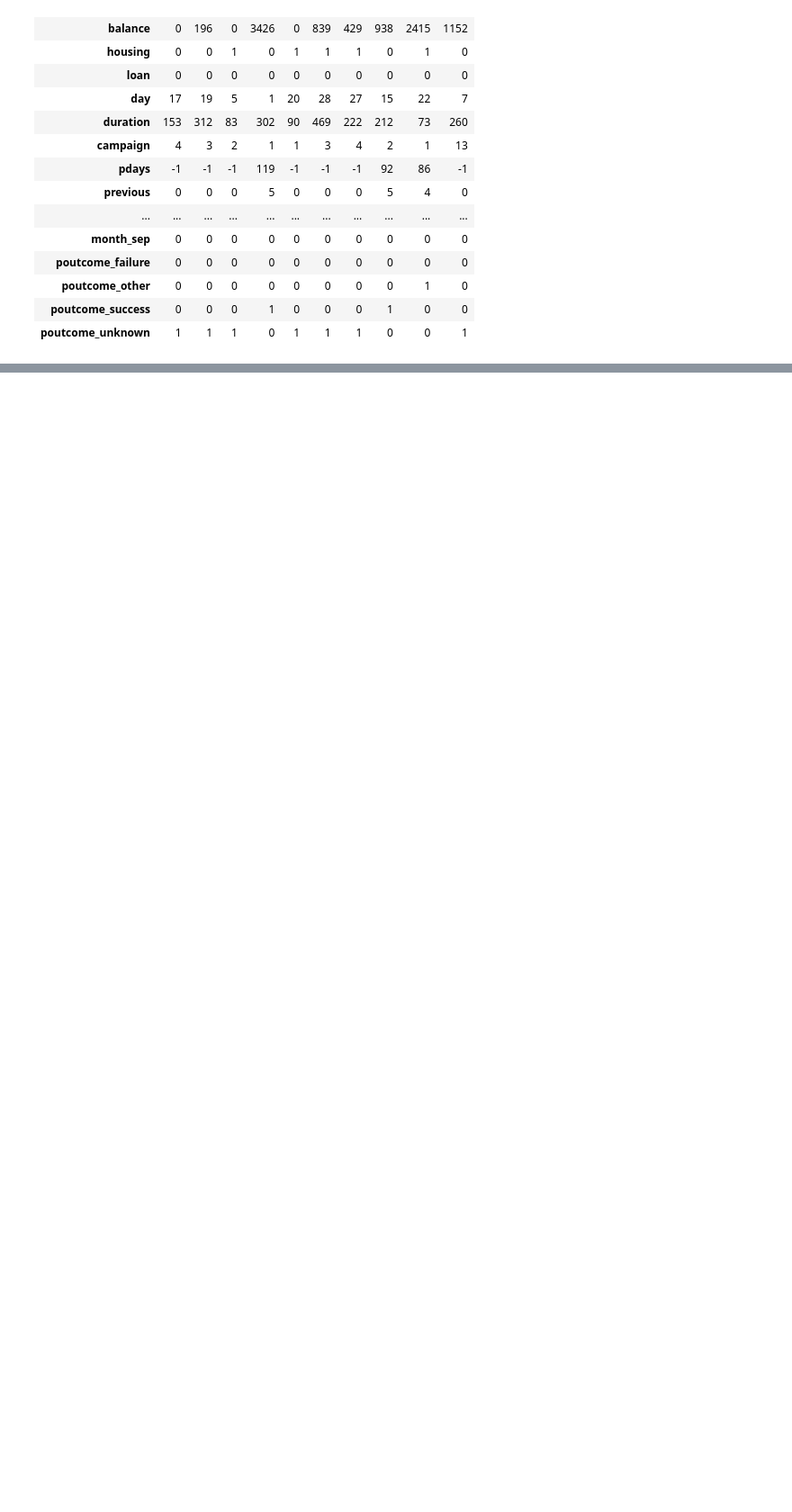
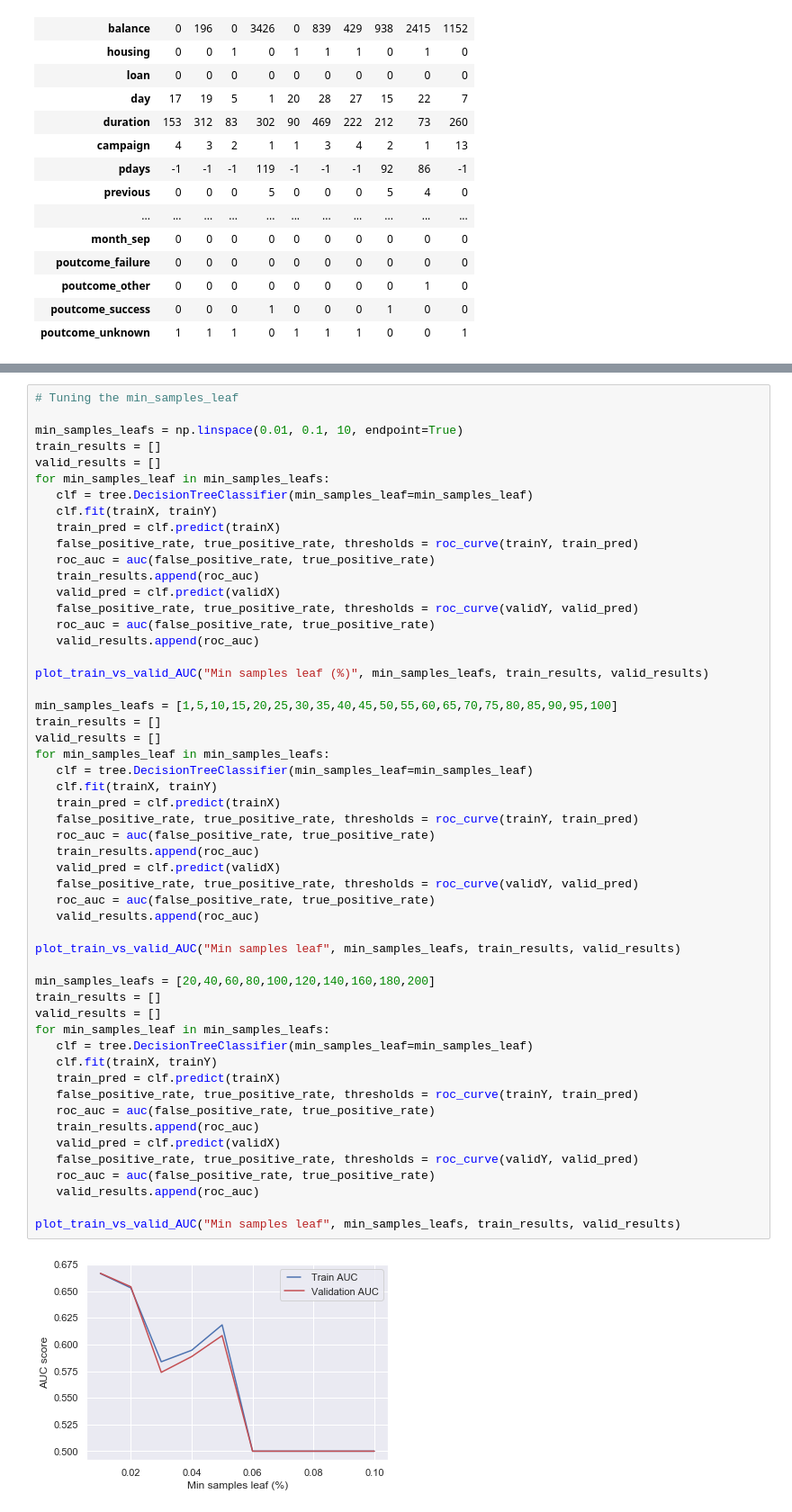
Before and after one commit to jphietala/bank-subscription-prediction, a Jupyter notebook: modeling_decision_tree.ipynb, the cells around one changed output, grey strips where cells are left out. Shown at 90% size. Drawn from its saved outputs; the diff is of its cells as text; blank space fills up the shorter version.

```diff
--- a/modeling_decision_tree.ipynb
+++ b/modeling_decision_tree.ipynb
@@ -43,0 +202,55 @@ display_all(trainX.head(10).transpose())
+# %%
+# Tuning the min_samples_leaf
+
+min_samples_leafs = np.linspace(0.01, 0.1, 10, endpoint=True)
+train_results = []
+valid_results = []
+for min_samples_leaf in min_samples_leafs:
+   clf = tree.DecisionTreeClassifier(min_samples_leaf=min_samples_leaf)
+   clf.fit(trainX, trainY)
+   train_pred = clf.predict(trainX)
+   false_positive_rate, true_positive_rate, thresholds = roc_curve(trainY, train_pred)
+   roc_auc = auc(false_positive_rate, true_positive_rate)
+   train_results.append(roc_auc)
+   valid_pred = clf.predict(validX)
+   false_positive_rate, true_positive_rate, thresholds = roc_curve(validY, valid_pred)
+   roc_auc = auc(false_positive_rate, true_positive_rate)
+   valid_results.append(roc_auc)
+
+plot_train_vs_valid_AUC("Min samples leaf (%)", min_samples_leafs, train_results, valid_results)
+
+min_samples_leafs = [1,5,10,15,20,25,30,35,40,45,50,55,60,65,70,75,80,85,90,95,100]
+train_results = []
+valid_results = []
+for min_samples_leaf in min_samples_leafs:
+   clf = tree.DecisionTreeClassifier(min_samples_leaf=min_samples_leaf)
+   clf.fit(trainX, trainY)
+   train_pred = clf.predict(trainX)
+   false_positive_rate, true_positive_rate, thresholds = roc_curve(trainY, train_pred)
+   roc_auc = auc(false_positive_rate, true_positive_rate)
+   train_results.append(roc_auc)
+   valid_pred = clf.predict(validX)
+   false_positive_rate, true_positive_rate, thresholds = roc_curve(validY, valid_pred)
+   roc_auc = auc(false_positive_rate, true_positive_rate)
+   valid_results.append(roc_auc)
+
+plot_train_vs_valid_AUC("Min samples leaf", min_samples_leafs, train_results, valid_results)
+
+min_samples_leafs = [20,40,60,80,100,120,140,160,180,200]
+train_results = []
+valid_results = []
+for min_samples_leaf in min_samples_leafs:
+   clf = tree.DecisionTreeClassifier(min_samples_leaf=min_samples_leaf)
+   clf.fit(trainX, trainY)
+   train_pred = clf.predict(trainX)
+   false_positive_rate, true_positive_rate, thresholds = roc_curve(trainY, train_pred)
+   roc_auc = auc(false_positive_rate, true_positive_rate)
+   train_results.append(roc_auc)
+   valid_pred = clf.predict(validX)
+   false_positive_rate, true_positive_rate, thresholds = roc_curve(validY, valid_pred)
+   roc_auc = auc(false_positive_rate, true_positive_rate)
+   valid_results.append(roc_auc)
+
+plot_train_vs_valid_AUC("Min samples leaf", min_samples_leafs, train_results, valid_results)
+# %% [output]
+[figure, added]
```
Also changed, not shown: parts of 27 cells of this notebook.
